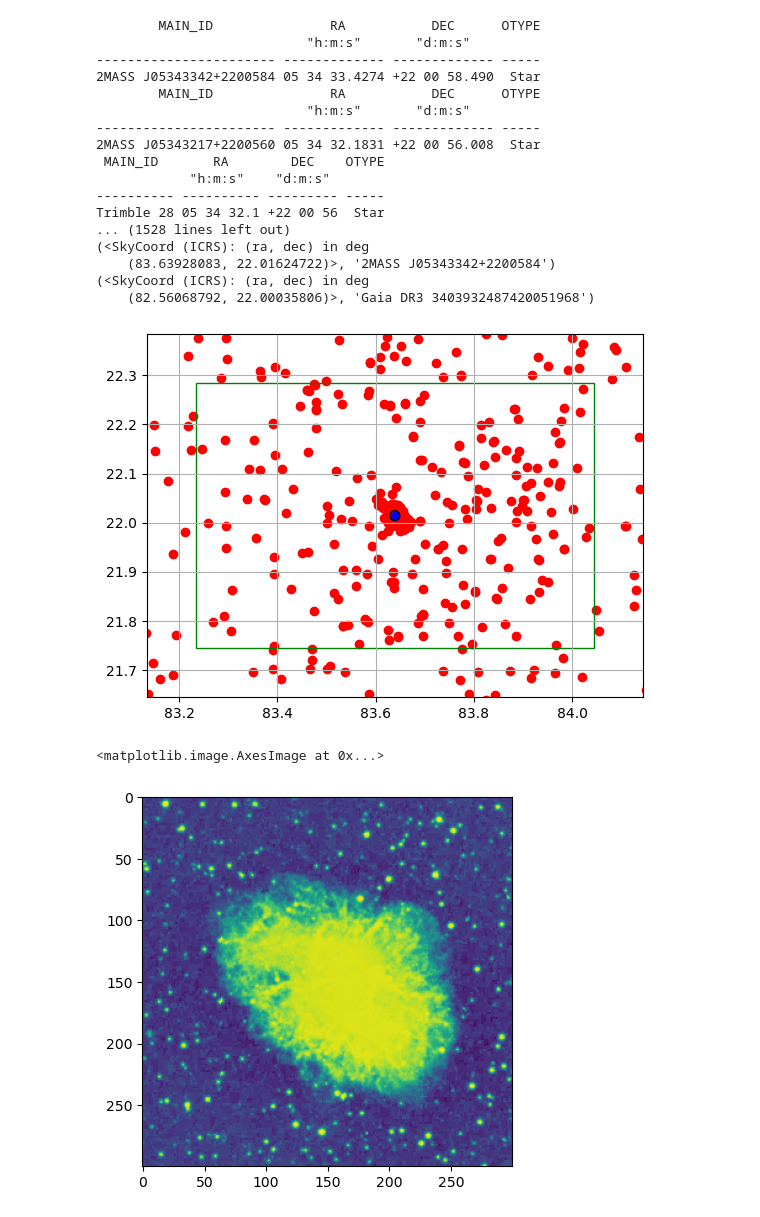
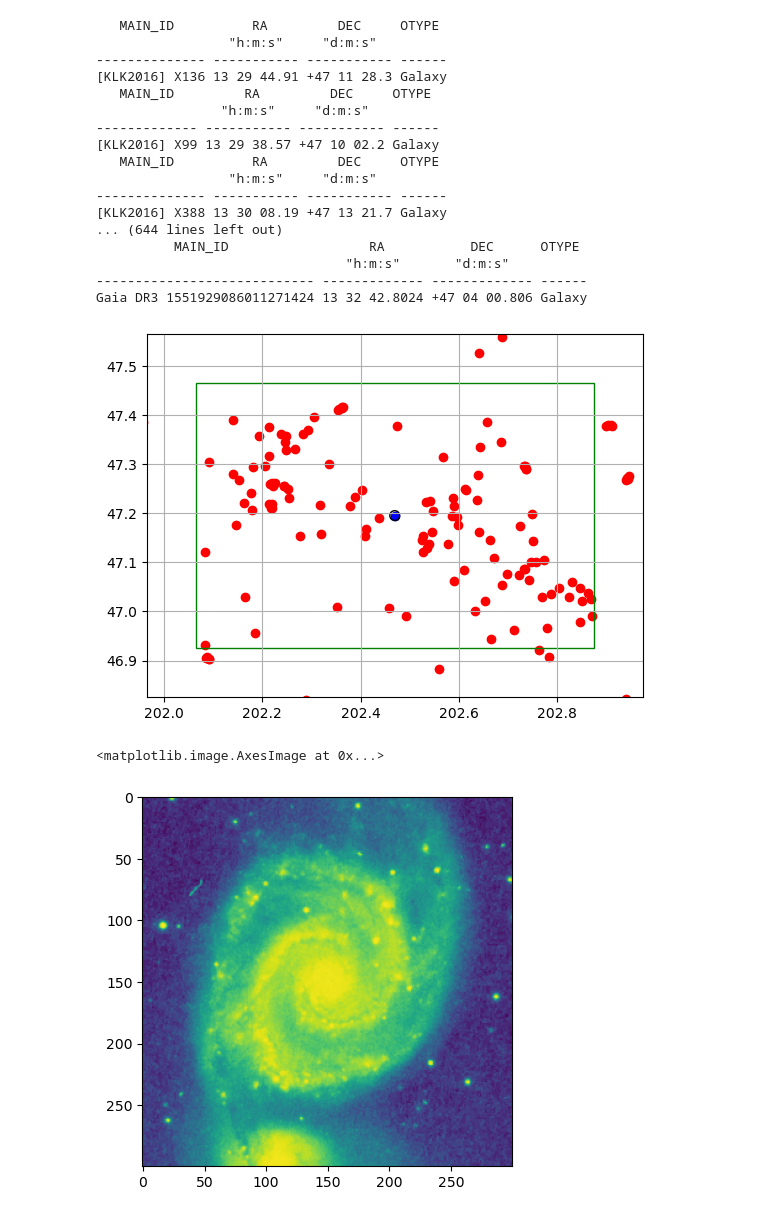
Before and after one commit to pirgalim/Glenlea-SAW, a Jupyter notebook: notebooks/skyplot.ipynb, the cells around one changed output. Cells and saved outputs as stored; diff of their text form; code cells hidden in the pictures.

```diff
--- a/notebooks/skyplot.ipynb
+++ b/notebooks/skyplot.ipynb
@@ -15,7 +15,8 @@ ra = 202.469575
 dec = 47.1952583
 
 target = SkyCoord(ra=ra, dec=dec, unit="deg", frame="icrs")
-target = SkyCoord(ra=83.63888889, dec=22.01444444, unit='deg', frame='icrs')
+# target = SkyCoord(ra=83.63888889, dec=22.01444444, unit='deg', frame='icrs')
+# target = SkyCoord(ra="13h 29m 52.7s", dec="+47d 11m 42s", frame="icrs")
 
 # get image from database
 
@@ -26,7 +27,7 @@ image = SkyView.get_images(position=target, survey=["DSS"])[0][0]
 
 # get nearby objects
 
-results = Simbad.query_region(target, radius=1 * u.deg)
+results = Simbad.query_region(target, radius=0.5 * u.deg)
 
 Simbad.reset_votable_fields()
 Simbad.add_votable_fields('otype')
@@ -34,14 +35,14 @@ count = 0
 
 new_list = []
 for r in results:
-    if "Star" in r["OTYPE"]:
+    if "Galaxy" in r["OTYPE"]:
         print(r["MAIN_ID", "RA", "DEC", "OTYPE"])
         new_list.append(r["MAIN_ID", "RA", "DEC", "OTYPE"])
 
 
 
 list = []
-for r in results:
+for r in new_list:
 
     new = SkyCoord(ra=r["RA"], dec=r["DEC"], unit=(u.hourangle, u.deg), frame="icrs")
 
@@ -49,8 +50,8 @@ for r in results:
     list.append((new, r["MAIN_ID"]))
 
 
-print(list[0])
-print(list[-1])
+# print(list[0])
+# print(list[-1])
 
 
 
@@ -72,52 +73,52 @@ radius = 0.01
 circle = plt.Circle( (target.ra.deg, target.dec.deg), radius, fill = False )
 
 ax.add_patch(circle)
 
 
 rect = plt.Rectangle((target.ra.deg - 0.81/2, target.dec.deg - 0.54/2), 0.81, 0.54, linewidth=1, edgecolor='g', facecolor='none')
 
 # Add the patch to the Axes
 ax.add_patch(rect)
 
 
 ax.set_aspect('equal')
 
 # plt.xlim(target.ra.deg -radius, target.ra.deg +radius)
 # plt.ylim(target.dec.deg -radius, target.dec.deg +radius)
 
 xbox = 0.81/2 + 0.1
 ybox = 0.54/2 + 0.1
 
 plt.xlim(target.ra.deg -xbox, target.ra.deg +xbox)
 plt.ylim(target.dec.deg -ybox, target.dec.deg +ybox)
 
 plt.grid()
 plt.show()
 
 
 norm = simple_norm(image.data, 'asinh')
 plt.imshow(image.data, norm=norm)
 # %% [output]
-        MAIN_ID               RA           DEC      OTYPE
-                           "h:m:s"       "d:m:s"
------------------------ ------------- ------------- -----
-2MASS J05343342+2200584 05 34 33.4274 +22 00 58.490  Star
-        MAIN_ID               RA           DEC      OTYPE
-                           "h:m:s"       "d:m:s"
------------------------ ------------- ------------- -----
-2MASS J05343217+2200560 05 34 32.1831 +22 00 56.008  Star
- MAIN_ID       RA        DEC    OTYPE
-            "h:m:s"    "d:m:s"
----------- ---------- --------- -----
-Trimble 28 05 34 32.1 +22 00 56  Star
-... (1528 lines left out)
-(<SkyCoord (ICRS): (ra, dec) in deg
-    (83.63928083, 22.01624722)>, '2MASS J05343342+2200584')
-(<SkyCoord (ICRS): (ra, dec) in deg
-    (82.56068792, 22.00035806)>, 'Gaia DR3 3403932487420051968')
+   MAIN_ID          RA         DEC     OTYPE
+                 "h:m:s"     "d:m:s"
+-------------- ----------- ----------- ------
+[KLK2016] X136 13 29 44.91 +47 11 28.3 Galaxy
+   MAIN_ID         RA         DEC     OTYPE
+                "h:m:s"     "d:m:s"
+------------- ----------- ----------- ------
+[KLK2016] X99 13 29 38.57 +47 10 02.2 Galaxy
+   MAIN_ID          RA         DEC     OTYPE
+                 "h:m:s"     "d:m:s"
+-------------- ----------- ----------- ------
+[KLK2016] X388 13 30 08.19 +47 13 21.7 Galaxy
+... (644 lines left out)
+          MAIN_ID                  RA           DEC      OTYPE
+                                "h:m:s"       "d:m:s"
+---------------------------- ------------- ------------- ------
+Gaia DR3 1551929086011271424 13 32 42.8024 +47 04 00.806 Galaxy
-[figure, old version]
+[figure, new version]
 <matplotlib.image.AxesImage at 0x...>
-[figure, old version]
+[figure, new version]
 # %%
 Simbad.reset_votable_fields()
 Simbad.add_votable_fields('otype')
```
Also changed, not shown: parts of 2 cells of this notebook.
